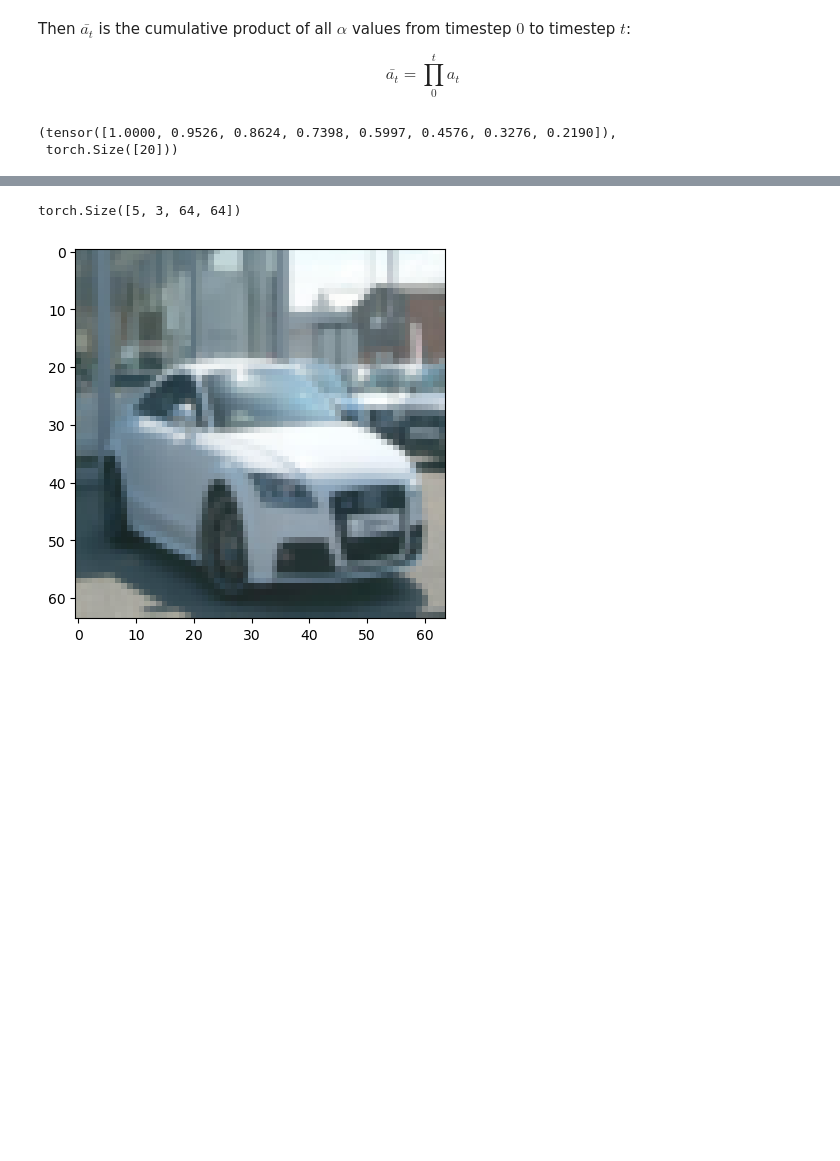
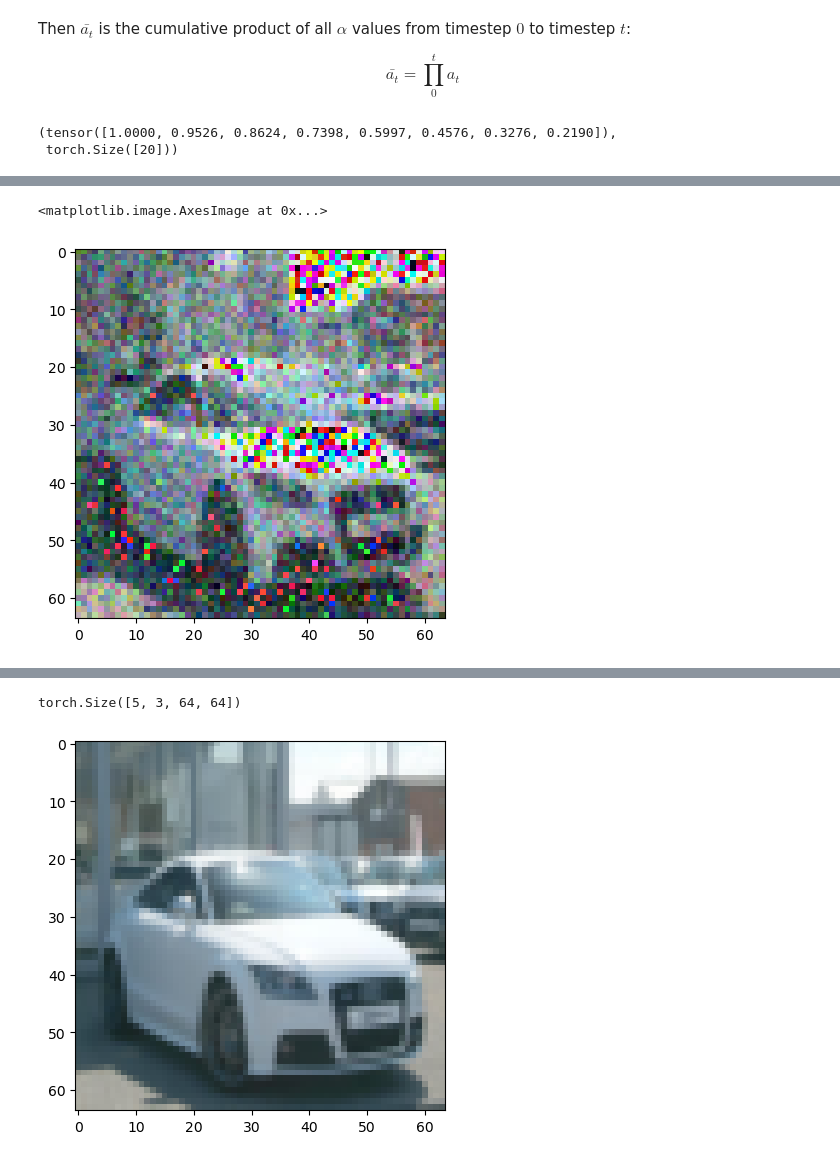
Before and after one commit to thefirebanks/research-papers, a Jupyter notebook: diffusion/ddpm.ipynb, the cells around one changed output, grey strips where cells are left out. Saved outputs shown, nothing was run; the diff lists cells and outputs as text; code cells hidden in the pictures; blank space fills up the shorter version.

```diff
--- a/diffusion/ddpm.ipynb
+++ b/diffusion/ddpm.ipynb
@@ -150,0 +175,6 @@ alpha_hats[:8], alpha_hats.shape
+# %%
+# Noisy image for timestep = 1
+plt.imshow(reverse_transforms(x_1))
+# %% [output]
+<matplotlib.image.AxesImage at 0x...>
+[figure, added]
```
Also changed, not shown: parts of 24 cells of this notebook.
